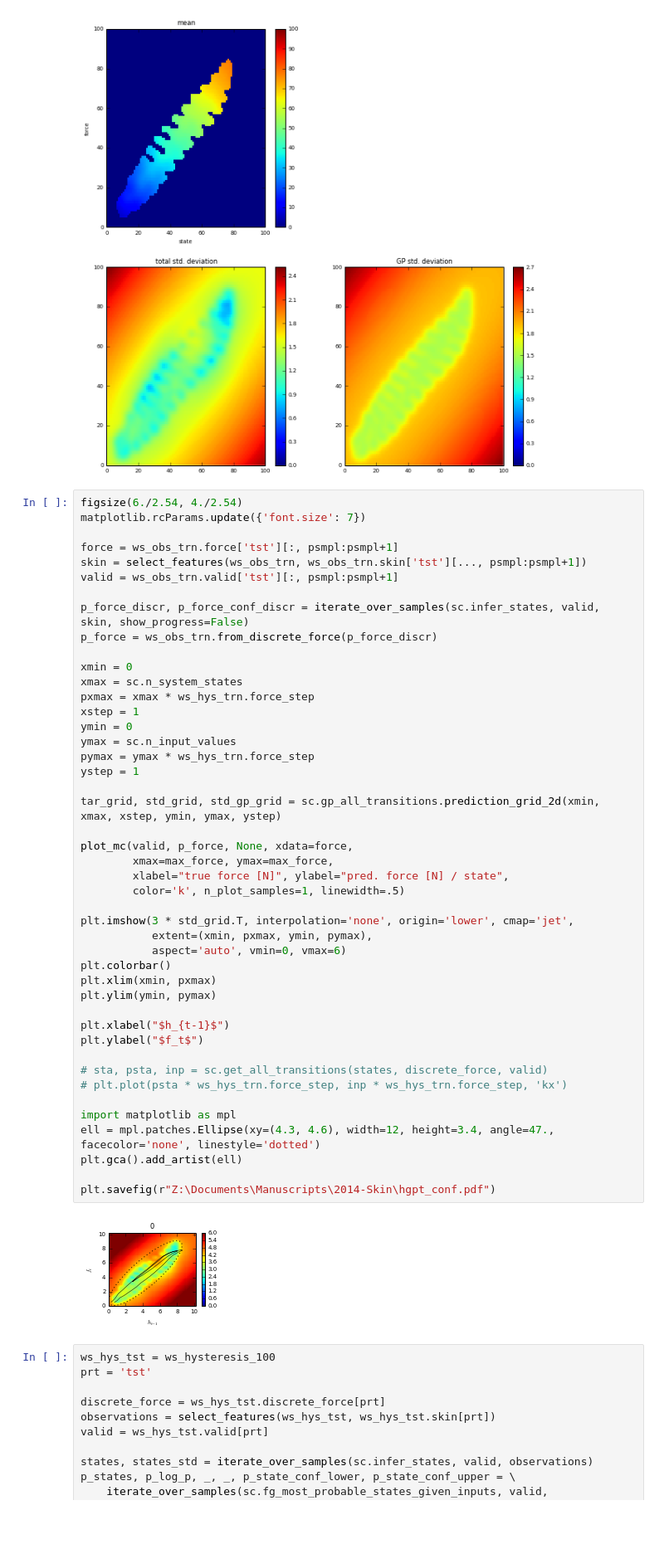
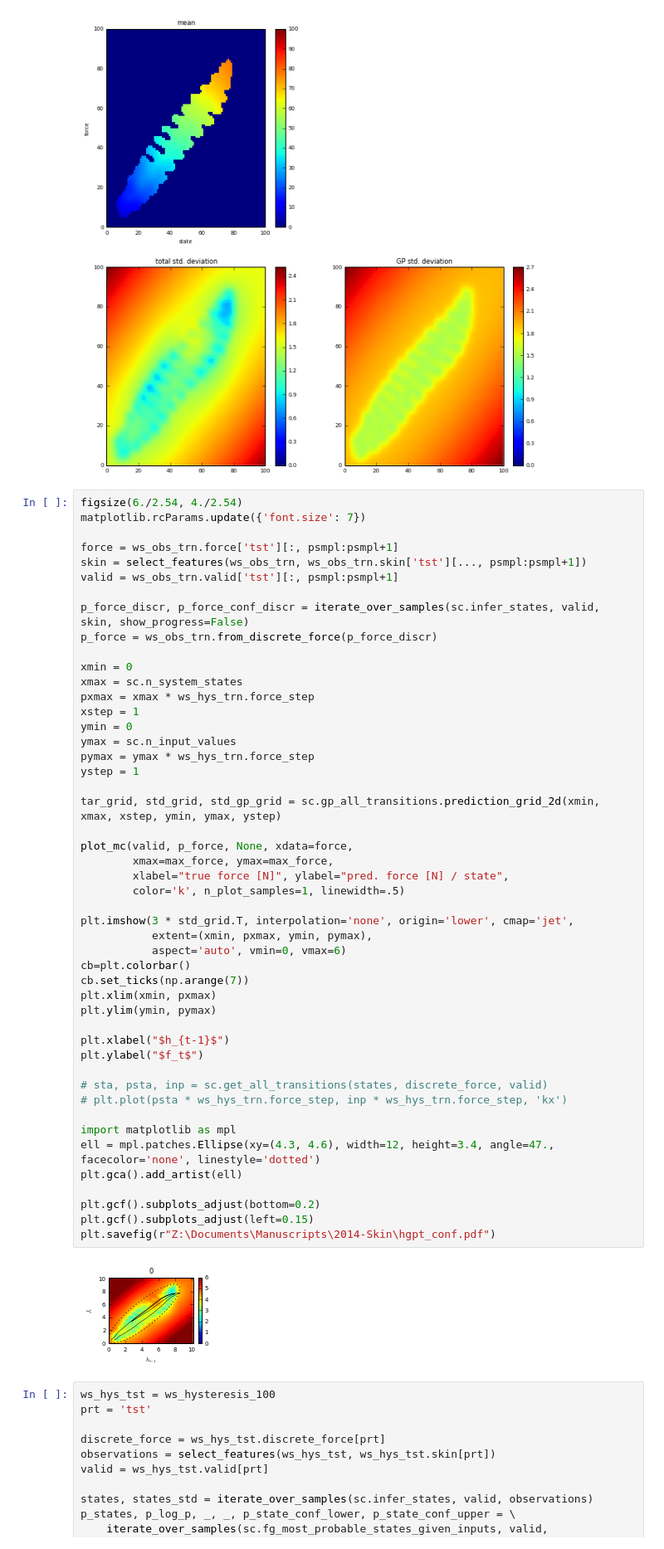
Before and after one commit to surban/ml, a Jupyter notebook: notebooks/Skin-ControlObservationChain-Factorgraph-Paper-Final-Hysteresis.ipynb, the cells around one changed output. Shown at 83% size. Cells and saved outputs as stored; diff of their text form; blank space fills up the shorter version.

```diff
--- a/notebooks/Skin-ControlObservationChain-Factorgraph-Paper-Final-Hysteresis.ipynb
+++ b/notebooks/Skin-ControlObservationChain-Factorgraph-Paper-Final-Hysteresis.ipynb
@@ -275,35 +278,38 @@ xstep = 1
 ymin = 0
 ymax = sc.n_input_values
 pymax = ymax * ws_hys_trn.force_step
 ystep = 1
 
 tar_grid, std_grid, std_gp_grid = sc.gp_all_transitions.prediction_grid_2d(xmin, xmax, xstep, ymin, ymax, ystep)
 
 plot_mc(valid, p_force, None, xdata=force,
         xmax=max_force, ymax=max_force,
         xlabel="true force [N]", ylabel="pred. force [N] / state",
         color='k', n_plot_samples=1, linewidth=.5)
 
 plt.imshow(3 * std_grid.T, interpolation='none', origin='lower', cmap='jet',
            extent=(xmin, pxmax, ymin, pymax),
            aspect='auto', vmin=0, vmax=6)
-plt.colorbar()
+cb=plt.colorbar()
+cb.set_ticks(np.arange(7))
 plt.xlim(xmin, pxmax)
 plt.ylim(ymin, pymax)
 
 plt.xlabel("$h_{t-1}$")
 plt.ylabel("$f_t$")
 
 # sta, psta, inp = sc.get_all_transitions(states, discrete_force, valid)
 # plt.plot(psta * ws_hys_trn.force_step, inp * ws_hys_trn.force_step, 'kx')
 
 import matplotlib as mpl
 ell = mpl.patches.Ellipse(xy=(4.3, 4.6), width=12, height=3.4, angle=47., facecolor='none', linestyle='dotted')
 plt.gca().add_artist(ell)
 
+plt.gcf().subplots_adjust(bottom=0.2)
+plt.gcf().subplots_adjust(left=0.15)
 plt.savefig(r"Z:\Documents\Manuscripts\2014-Skin\hgpt_conf.pdf")
 # %% [output]
-[figure, old version]
+[figure, new version]
 # %%
 ws_hys_tst = ws_hysteresis_100
 prt = 'tst'
```
Also changed, not shown: parts of 8 cells of this notebook, 4 other files.
